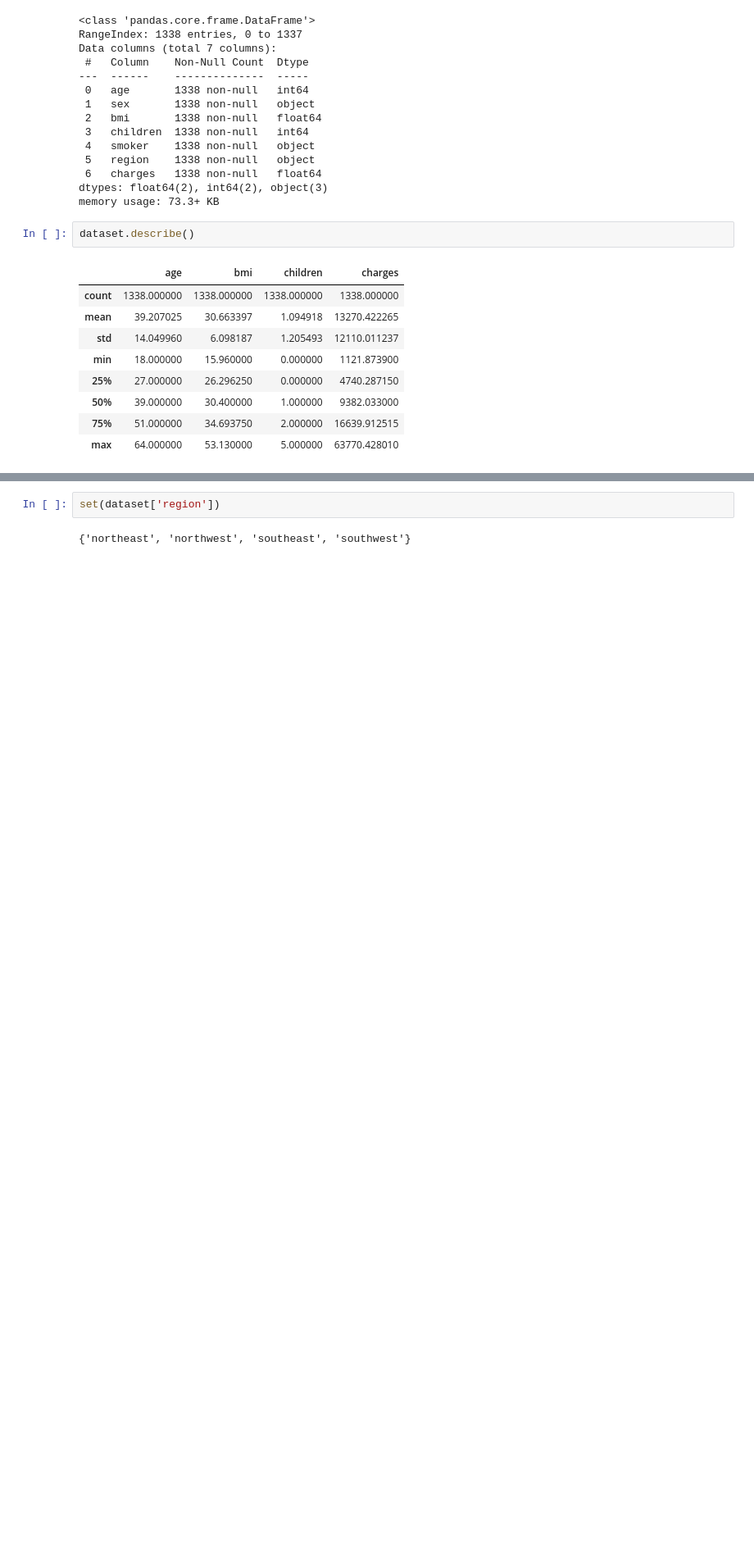
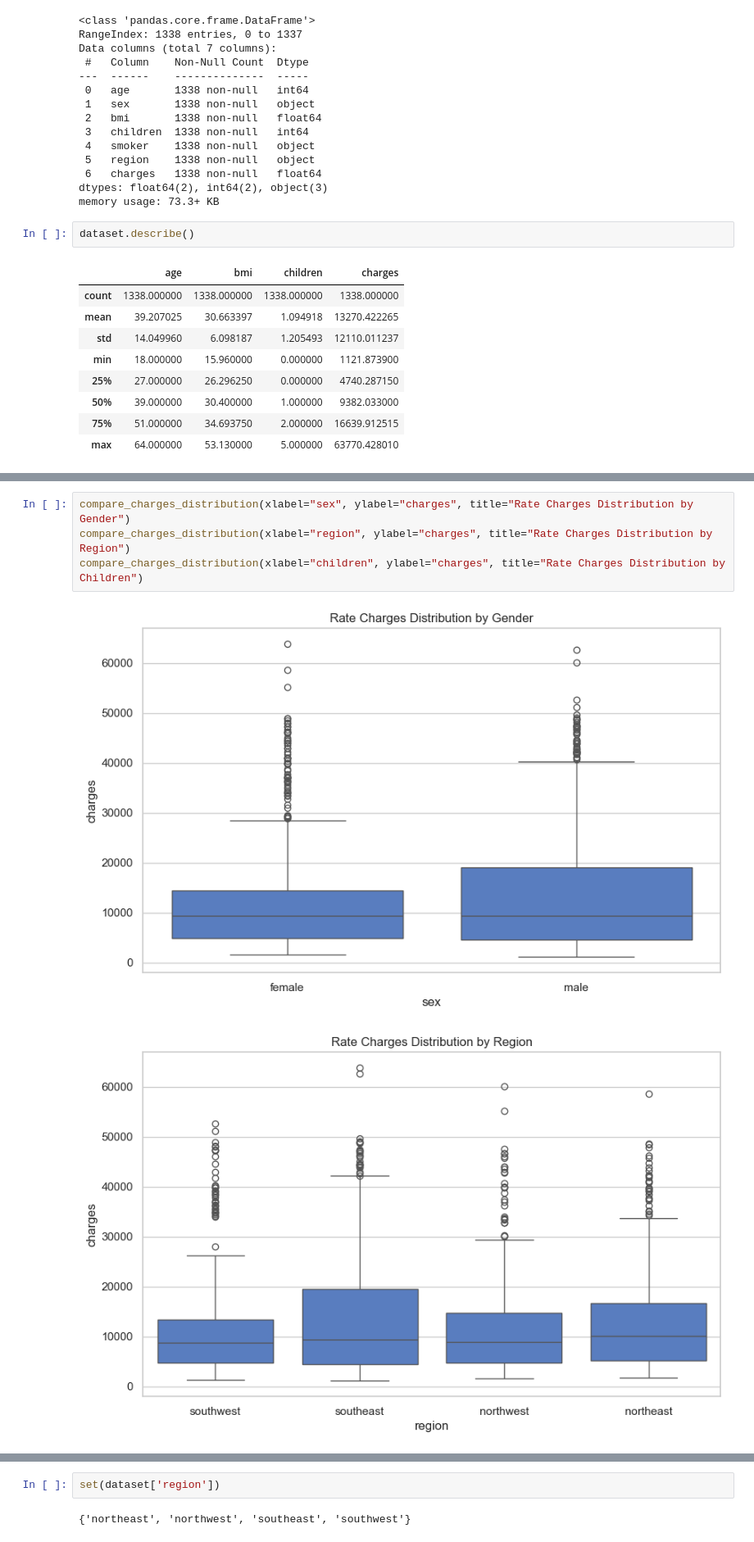
Before and after one commit to lucasrarruda/AI4DEV, a Jupyter notebook: Phase1/ML_Challenge/InsuranceValuePrediction.ipynb, the cells around one changed output, grey strips where cells are left out. Shown: that part at 82% size. Drawn from its saved outputs; the diff is of its cells as text; blank space fills up the shorter version.

```diff
--- a/Phase1/ML_Challenge/InsuranceValuePrediction.ipynb
+++ b/Phase1/ML_Challenge/InsuranceValuePrediction.ipynb
@@ -55,0 +100,7 @@ dataset.describe()
+# %%
+compare_charges_distribution(xlabel="sex", ylabel="charges", title="Rate Charges Distribution by Gender")
+compare_charges_distribution(xlabel="region", ylabel="charges", title="Rate Charges Distribution by Region")
+compare_charges_distribution(xlabel="children", ylabel="charges", title="Rate Charges Distribution by Children")
+# %% [output]
+[figure, added]
+[figure, added]
```
Also changed, not shown: parts of 14 cells of this notebook.
